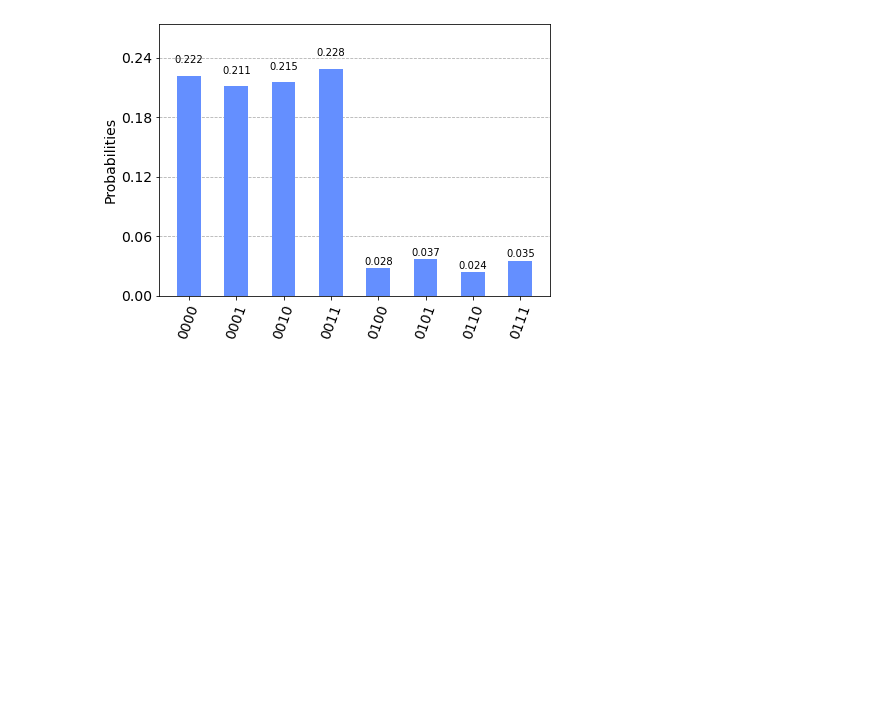
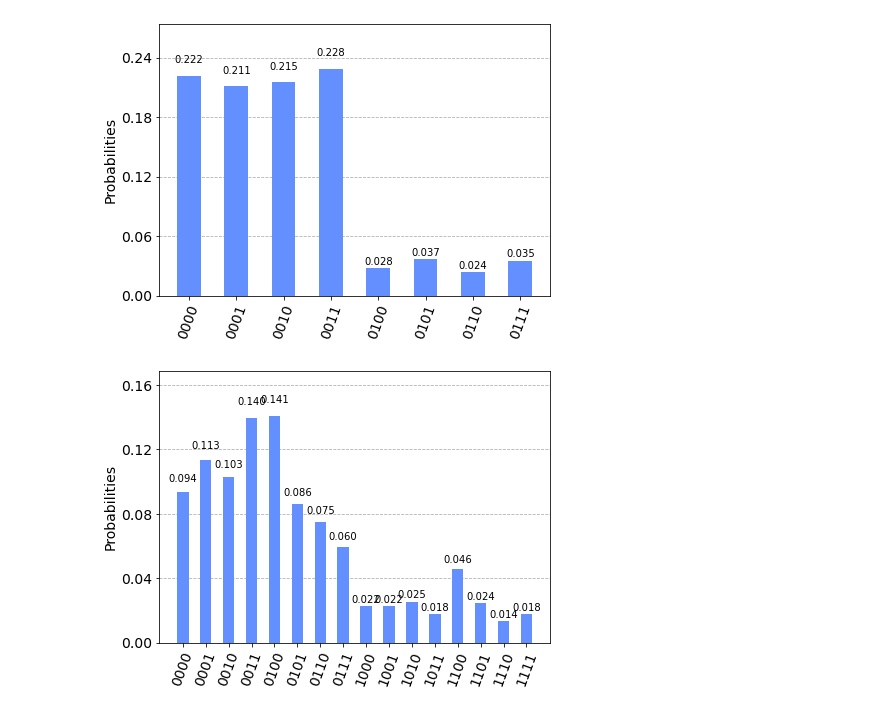
Before and after one commit to Eltohfa/Thesis-Physics, a Jupyter notebook: FreeBody-ibm.ipynb, the cells around one changed output. Cells and saved outputs as stored; diff of their text form; code cells hidden in the pictures; blank space fills up the shorter version.

```diff
--- a/FreeBody-ibm.ipynb
+++ b/FreeBody-ibm.ipynb
@@ -299,3 +304,22 @@ from qiskit.visualization import plot_histogram
  '0111': 27})
 # %% [output]
 [figure]
+# %%
+ plot_histogram({'0000': 96,
+ '0001': 116,
+ '0010': 105,
+ '0011': 143,
+ '0100': 144,
+ '0101': 88,
+ '0110': 77,
+ '0111': 61,
+ '1000': 23,
+ '1001': 23,
+ '1010': 26,
+ '1011': 18,
+ '1100': 47,
+ '1101': 25,
+ '1110': 14,
+ '1111': 18})
+# %% [output]
+[figure, added]
```
Also changed, not shown: parts of 4 cells of this notebook, 5 other files.
